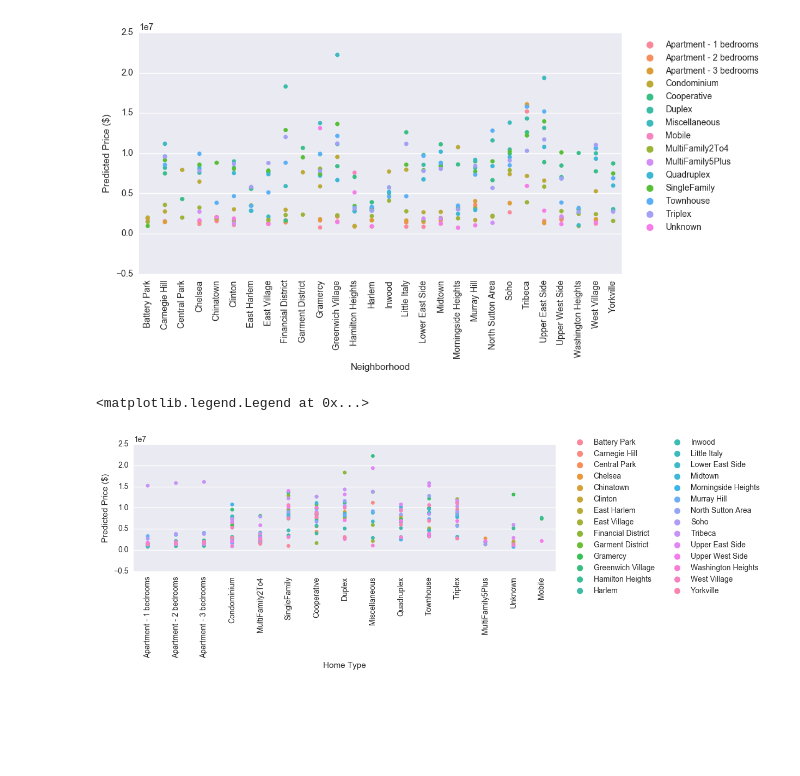
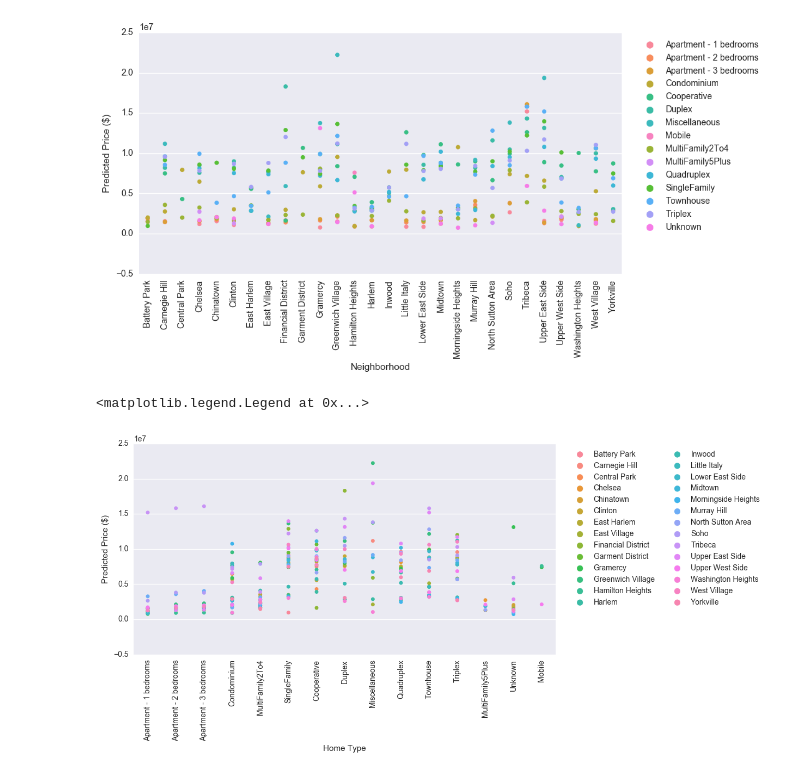
Before and after one commit to nychousingprices/nychousingprices.github.io, a Jupyter notebook: df_to_predict.ipynb, the cells around one changed output. Drawn from its saved outputs; the diff is of its cells as text; code cells hidden in the pictures; blank space fills up the shorter version.

Commit message:
fixed scatterplots again

```diff
--- a/df_to_predict.ipynb
+++ b/df_to_predict.ipynb
@@ -412,12 +412,12 @@ ax.legend(handles, labels, bbox_to_anchor=(1.3, 1))
 <matplotlib.legend.Legend at 0x...>
 [figure]
 # %%
-fig, ax = plt.subplots(figsize=(10,3))
+fig, ax = plt.subplots(figsize=(10,5))
 ax = sns.stripplot(results_df["home_type"], results_df["predicted_price"], results_df["neighborhood"])
 ax.set_xticklabels(results_df["home_type"].unique(), rotation=90)
 ax.set_xlabel("Home Type")
 ax.set_ylabel("Predicted Price ($)")
-ax.legend(bbox_to_anchor=(1.5, 1.1), ncol=2)
+ax.legend(bbox_to_anchor=(1.5, 1), ncol=2)
 # %% [output]
 <matplotlib.legend.Legend at 0x...>
-[figure, old version]
+[figure, new version]
```
Also changed, not shown: 2 other files.
